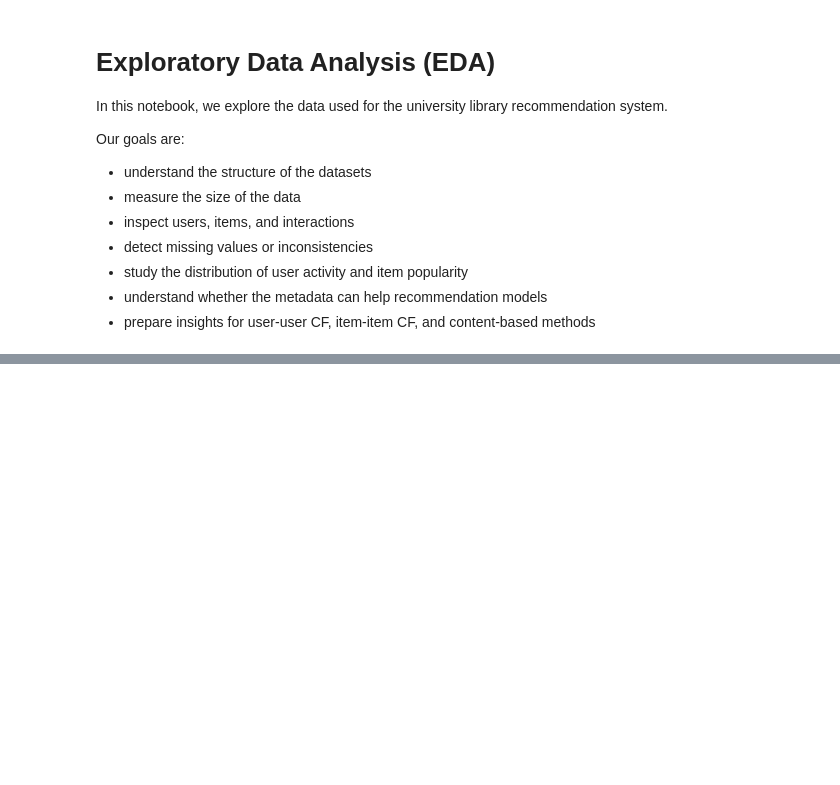
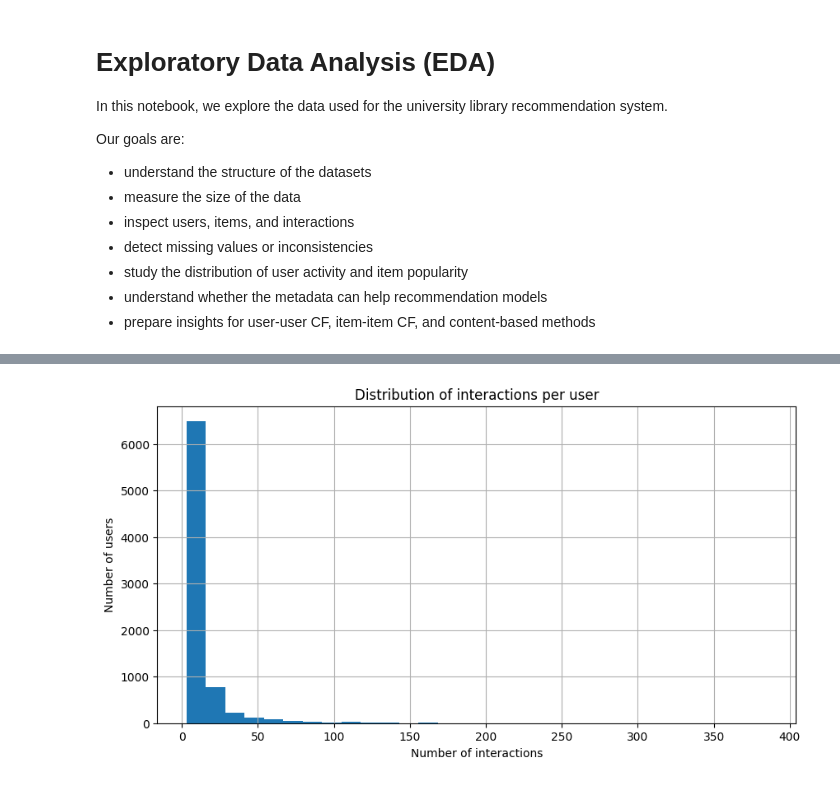
Before and after one commit to Trickwillfrit/EPFL_Rolex, a Jupyter notebook: notebooks/eda.ipynb, the cells around one changed output, grey strips where cells are left out. Drawn from its saved outputs; the diff is of its cells as text; code cells hidden in the pictures; blank space fills up the shorter version.

```diff
--- a/notebooks/eda.ipynb
+++ b/notebooks/eda.ipynb
@@ -23,0 +284,6 @@ submission = pd.read_csv(BASE_URL + "sample_submission.csv")
+# %%
+# Count how many interactions each user has
+user_activity = interactions["u"].value_counts()
+
+# Display summary statistics for user activity
+print(user_activity.describe())
@@ -23,0 +306,13 @@ submission = pd.read_csv(BASE_URL + "sample_submission.csv")
+# %%
+# Plot the distribution of the number of interactions per user
+user_activity.hist(bins=30, figsize=(10, 5))
+
+# Add a title and axis labels
+plt.title("Distribution of interactions per user")
+plt.xlabel("Number of interactions")
+plt.ylabel("Number of users")
+
+# Show the plot
+plt.show()
+# %% [output]
+[figure, added]
```
Also changed, not shown: parts of 31 cells of this notebook.
